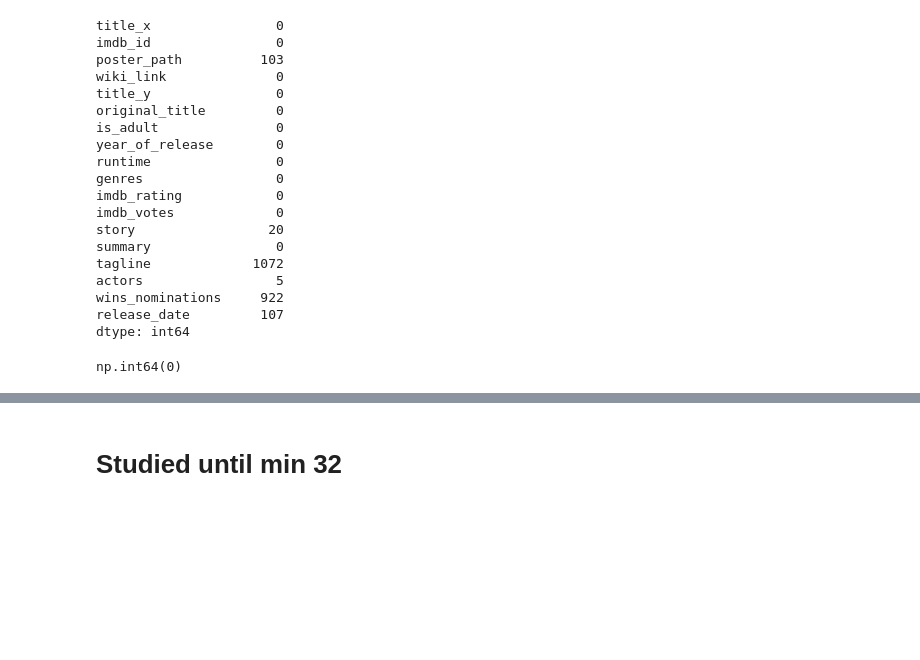
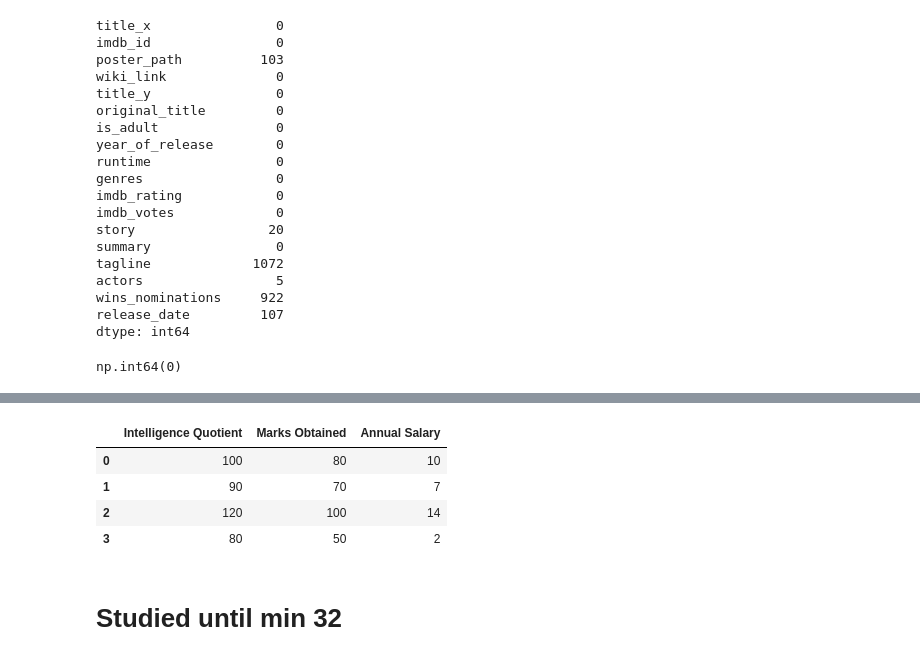
Before and after one commit to arsal3646/Python_Projects, a Jupyter notebook: CampusX_Data_Science_Course/017_Pandas_DataFrame.ipynb, the cells around one changed output, grey strips where cells are left out. Saved outputs shown, nothing was run; the diff lists cells and outputs as text; code cells hidden in the pictures; blank space fills up the shorter version.

```diff
--- a/CampusX_Data_Science_Course/017_Pandas_DataFrame.ipynb
+++ b/CampusX_Data_Science_Course/017_Pandas_DataFrame.ipynb
@@ -509,2 +538,22 @@ np.int64(0)
+# %%
+# rename() function in a DataFrame with inplace parameter
+
+# rename() function in a DataFrame
+
+students_df.rename(columns = {
+    'IQ': 'Intelligence Quotient',
+    'Marks': 'Marks Obtained',
+    'Salary_per_year': 'Annual Salary'
+}, inplace=True)
+# %%
+students_df
+
+# now we can see that the column names have been changed permanently in the DataFrame.
+# %% [output]
+|  | Intelligence Quotient | Marks Obtained | Annual Salary |
+| 0 | 100 | 80 | 10 |
+| 1 | 90 | 70 | 7 |
+| 2 | 120 | 100 | 14 |
+| 3 | 80 | 50 | 2 |
 # %% [markdown]
 # Studied until min 32
```
Also changed, not shown: parts of 4 cells of this notebook.
